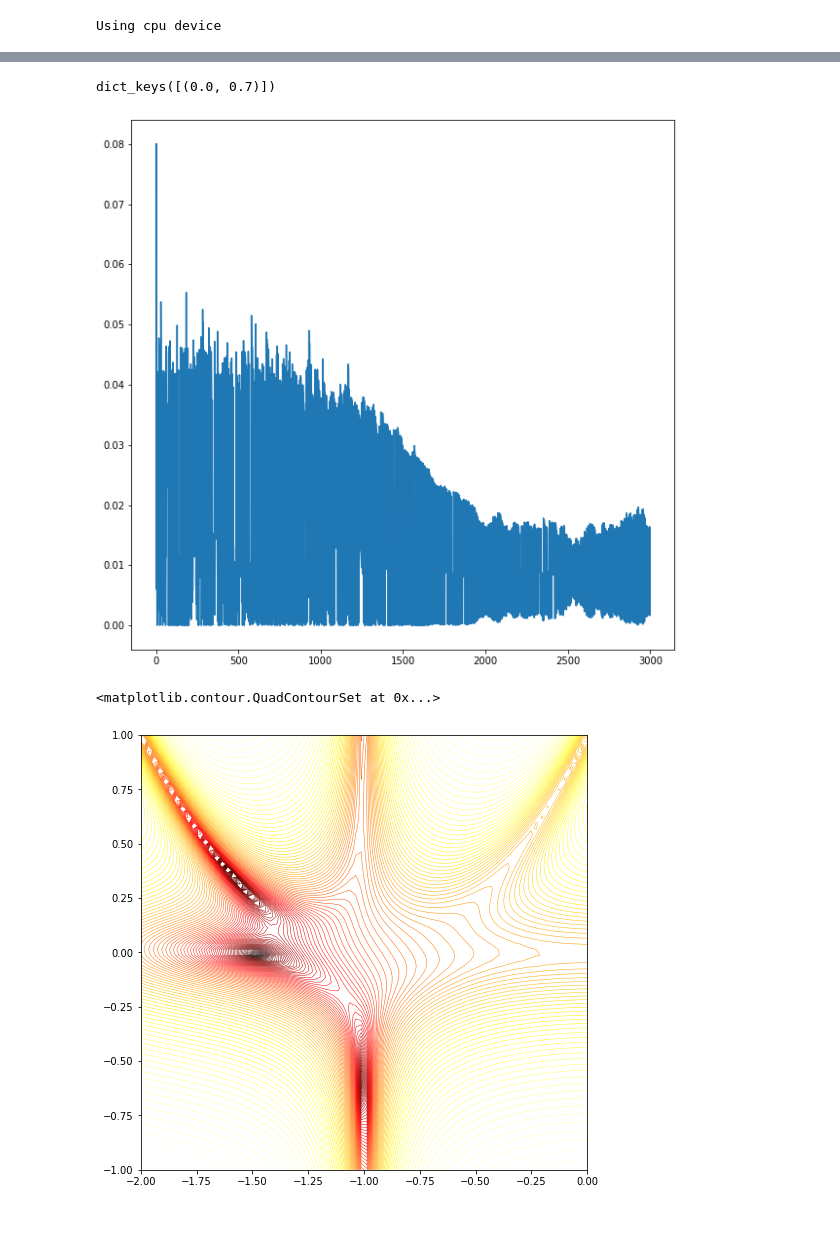
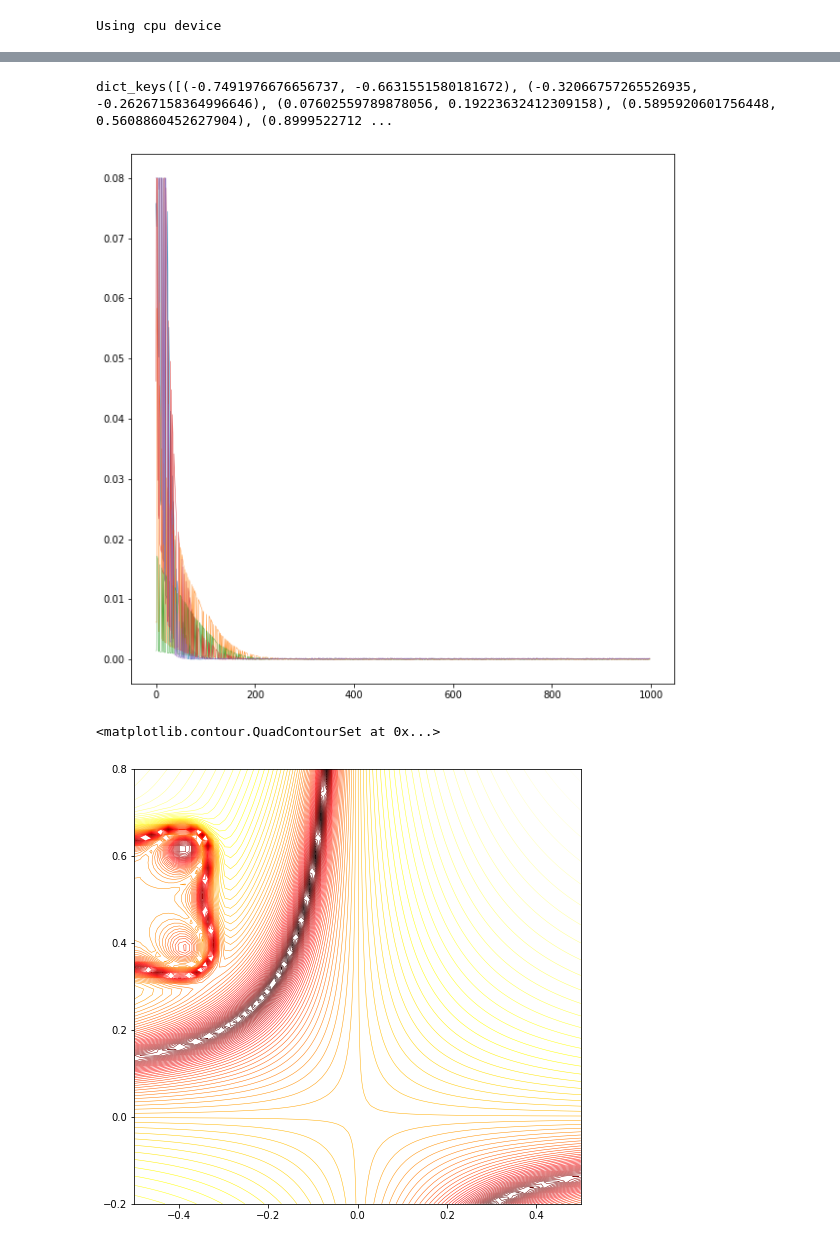
Before and after one commit to edmundlth/phase-transition-in-singular-model-paper, a Jupyter notebook: experiments/pytorch-version.ipynb, the cells around one changed output, grey strips where cells are left out. Cells and saved outputs as stored; diff of their text form; code cells hidden in the pictures.

```diff
--- a/experiments/pytorch-version.ipynb
+++ b/experiments/pytorch-version.ipynb
@@ -105,14 +46,13 @@ def test(dataloader, model, loss_fn):
 # %% [output]
 Using cpu device
 # %%
-w_true = (1.5, 0.0)
-model_true = Model(*w_true).to(device)
+w_true = (-0.25, 0.25)
+model_true = Model(*w_true, regression_fn=regression_fn).to(device)
 
-n = 3
+n = 2
 X_train =  (torch.rand(n) - 1/2) * 8 # Uniform(-1, 1)
 noise = torch.randn(n) * 0.01
 y_train = model_true(X_train) + noise
-# y_train = torch.cosh(X_train) / 10 + noise
 
 training_data = MyDataset(X_train.detach().numpy(), y_train.detach().numpy())
 
@@ -125,12 +65,12 @@ training_data = MyDataset(X_train.detach().numpy(), y_train.detach().numpy())
 # plt.scatter(X_train.detach().numpy(), y_train.detach().numpy(), s=0.5)
 
 
-batch_size = max(n // 5, 1)
+batch_size = max(n // 2, 1)
 learning_rate = 0.05
 print(f"Batch size = {batch_size}, w0={w_true}")
 train_dataloader = DataLoader(training_data, batch_size=batch_size)
 # test_dataloader = DataLoader(testing_data, batch_size=batch_size)
-epochs = 3000
+epochs = 500
 loss_fn = nn.MSELoss()
 
 fig, ax = plt.subplots(1, 1, figsize=(20, 10))
@@ -140,18 +80,28 @@ ax.vlines([-1, 1], ymin=-1, ymax=1, linestyles="dashed", color="red", alpha=0.1)
 ax.hlines([0], xmin=-2, xmax=2, linestyles="dashed", color="red", alpha=0.1)
 ax.plot(np.linspace(-2, 0), (np.linspace(-2, 0) + 1)**2, "r--", alpha=0.1)
 
+
+
+# initialisation
+# a_vals = [-0.8, -0.1, 0.5, 1.3]
+# b_vals = [0.3, 0.1, -0.9]
+# init_params = [(a, b)
+#                for a in a_vals
+#                for b in b_vals]
+
+# radii = [0.3, 0.4, 1]
+# angles = np.random.rand(3) * 2 * np.pi - np.pi
+# init_params = [(r * np.cos(a), r * np.sin(a)) for r in radii for a in angles]
+init_params = [(x + np.random.rand() / 5, x + np.random.rand() / 5) for x in np.linspace(-.8, 0.8, num=5)]
+
 model_rec = dict()
-a_vals = [-1.8, -1.3, -0.8, -0.1, 0.5, 1.3, 1.9]
-b_vals = [0.9, -0.9]
-# init_params = zip(a_vals, b_vals)
-init_params = [(np.random.rand() * np.random.randint(-1, 1), np.random.rand() * np.random.randint(-1, 1)), ]
 for (a, b) in init_params:
     ax.scatter([a], [b], s=50, color="red", marker=".")
-    model = Model(a, b).to(device)
+    model = Model(a, b, regression_fn=regression_fn).to(device)
     optimiser = torch.optim.SGD(model.parameters(), lr=learning_rate)
 
     for t in range(epochs):
-        train(train_dataloader, model, loss_fn, optimiser)
+        train(train_dataloader, model, loss_fn, optimiser, device=device)
     #     test(test_dataloader, model, loss_fn)
     model_rec[(a, b)] = model
 
@@ -190,16 +144,16 @@ Finished: w=[ 1.002 -0.66 ], w_init=(0.0, -0.29725510625974816), loss=1.126e-06
 # %%
 fig, ax = plt.subplots(1,1, figsize=(10, 10))
 print(model_rec.keys())
 for key, model in model_rec.items():
-    ax.plot(np.clip(model.loss_history[1:], 0, 0.08))
+    ax.plot(np.clip(model.loss_history[1:], 0, 0.08), alpha=0.8, linewidth=0.5)
 # ax.plot(model_rec[(-0.1, -0.9)].loss_history[10:])
 # %% [output]
-dict_keys([(0.0, 0.7)])
+dict_keys([(-0.7491976676656737, -0.6631551580181672), (-0.32066757265526935, -0.26267158364996646), (0.07602559789878056, 0.19223632412309158), (0.5895920601756448, 0.5608860452627904), (0.8999522712 ...
-[figure, old version]
+[figure, new version]
 # %%
 fig, ax = plt.subplots(1, 1, figsize=(8, 8))
-w1_axis = np.linspace(-2, 0.0, num=80)
-w2_axis = np.linspace(-1, 1, num=80)
+w1_axis = np.linspace(-.5, 0.5, num=80)
+w2_axis = np.linspace(-.2, .8, num=80)
 W1, W2 = np.meshgrid(w1_axis, w2_axis)
 with torch.no_grad():
     Z = torch.stack(
@@ -210,4 +164,4 @@ with torch.no_grad():
 ax.contour(W1, W2, -np.log(Z), levels=100, alpha=1, linewidths=0.5, cmap="hot_r")
 # %% [output]
 <matplotlib.contour.QuadContourSet at 0x...>
-[figure, old version]
+[figure, new version]
```
Also changed, not shown: parts of 3 cells of this notebook, 2 other files.
